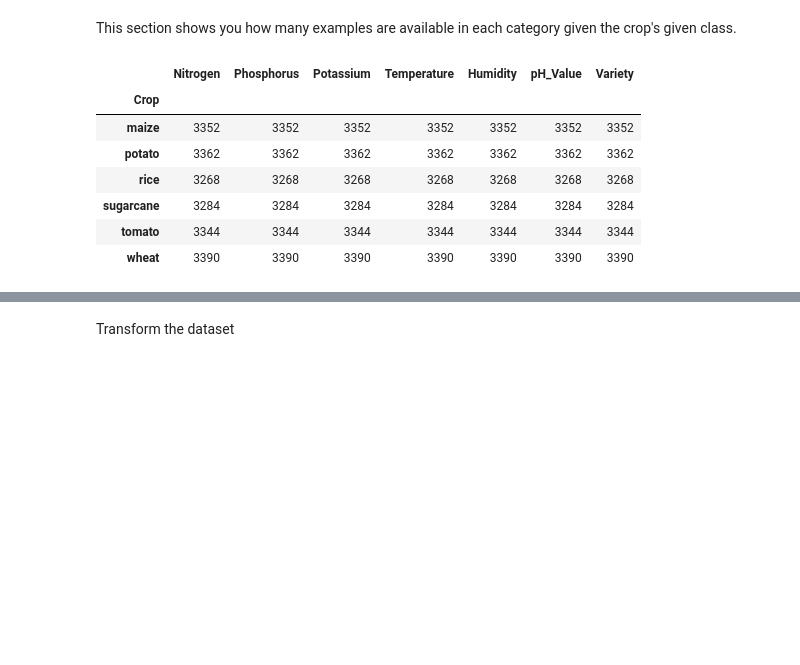
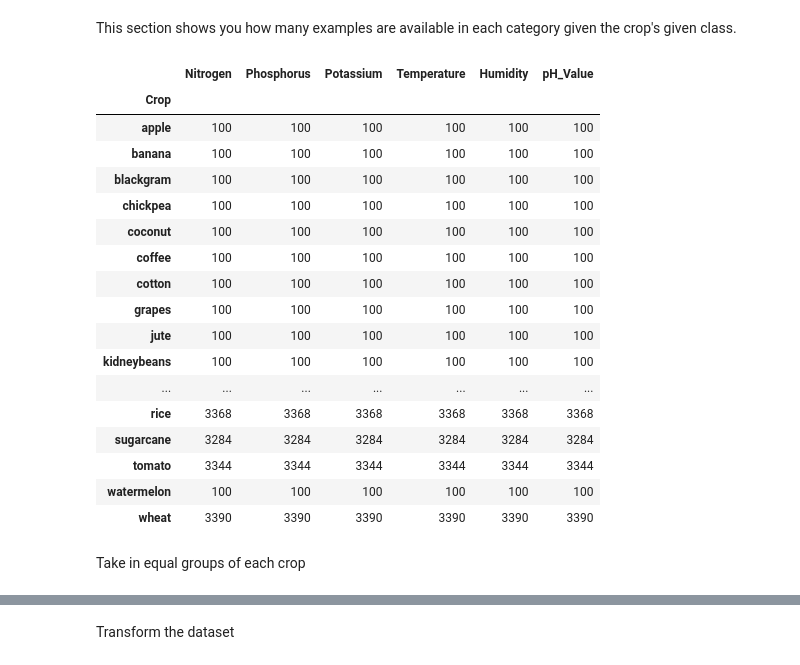
Before and after one commit to tiprock-network/plant-inference-api, a Jupyter notebook: EDA_model_selection.ipynb, the cells around one changed output, grey strips where cells are left out. Cells and saved outputs as stored; diff of their text form; code cells hidden in the pictures; blank space fills up the shorter version.

```diff
--- a/EDA_model_selection.ipynb
+++ b/EDA_model_selection.ipynb
@@ -85,7 +85,7 @@ df_1.head(2)
 | 0 | 90 | 42 | 43 | 20.879744 | 82.002744 | 6.502985 | rice |
 | 1 | 85 | 58 | 41 | 21.770462 | 80.319644 | 7.038096 | rice |
 # %%
-feature_cols = ['Nitrogen','Phosphorus','Potassium','Temperature','Humidity','pH_Value','Variety','Crop']
+feature_cols = ['Nitrogen','Phosphorus','Potassium','Temperature','Humidity','pH_Value','Crop']
 # %%
 df_2 = df_2[feature_cols]
 df_2.head(2)
@@ -96,6 +96,6 @@ df_2.head(2)
 # %%
 #renaming dataframe 1 columns(df_1)
-#df_1.columns = feature_cols
+df_1.columns = feature_cols
 # %%
 #one last look
 df_1.tail(2)
@@ -114,8 +114,8 @@ Data Frame 2 shape: (20000, 8)
 Concatinating the dataset
 # %%
 #concatination of df1 and df2
-#sensor_df = pd.concat([df_2], axis=0)
-sensor_df = df_2
+sensor_df = pd.concat([df_2, df_1], axis=0)
+#sensor_df = df_2
 
-sensor_df.head(10)
+sensor_df.head()
 # %% [output]
@@ -143,13 +138,26 @@ Data Frame shape: (20000, 8)
 # %% [markdown]
 This section shows you how many examples are available in each category given the crop's given class.
 # %%
-sensor_df.groupby("Crop").count()
+x = sensor_df.groupby("Crop").count()
+x
 # %% [output]
-|  | Nitrogen | Phosphorus | Potassium | Temperature | Humidity | pH_Value | Variety |
-| Crop |  |  |  |  |  |  |  |
-| maize | 3352 | 3352 | 3352 | 3352 | 3352 | 3352 | 3352 |
-| potato | 3362 | 3362 | 3362 | 3362 | 3362 | 3362 | 3362 |
-| rice | 3268 | 3268 | 3268 | 3268 | 3268 | 3268 | 3268 |
-| sugarcane | 3284 | 3284 | 3284 | 3284 | 3284 | 3284 | 3284 |
-| tomato | 3344 | 3344 | 3344 | 3344 | 3344 | 3344 | 3344 |
-| wheat | 3390 | 3390 | 3390 | 3390 | 3390 | 3390 | 3390 |
+|  | Nitrogen | Phosphorus | Potassium | Temperature | Humidity | pH_Value |
+| Crop |  |  |  |  |  |  |
+| apple | 100 | 100 | 100 | 100 | 100 | 100 |
+| banana | 100 | 100 | 100 | 100 | 100 | 100 |
+| blackgram | 100 | 100 | 100 | 100 | 100 | 100 |
+| chickpea | 100 | 100 | 100 | 100 | 100 | 100 |
+| coconut | 100 | 100 | 100 | 100 | 100 | 100 |
+| coffee | 100 | 100 | 100 | 100 | 100 | 100 |
+| cotton | 100 | 100 | 100 | 100 | 100 | 100 |
+| grapes | 100 | 100 | 100 | 100 | 100 | 100 |
+| jute | 100 | 100 | 100 | 100 | 100 | 100 |
+| kidneybeans | 100 | 100 | 100 | 100 | 100 | 100 |
+| ... | ... | ... | ... | ... | ... | ... |
+| rice | 3368 | 3368 | 3368 | 3368 | 3368 | 3368 |
+| sugarcane | 3284 | 3284 | 3284 | 3284 | 3284 | 3284 |
+| tomato | 3344 | 3344 | 3344 | 3344 | 3344 | 3344 |
+| watermelon | 100 | 100 | 100 | 100 | 100 | 100 |
+| wheat | 3390 | 3390 | 3390 | 3390 | 3390 | 3390 |
+# %% [markdown]
+Take in equal groups of each crop
```
Also changed, not shown: parts of 47 cells of this notebook, 9 other files.
